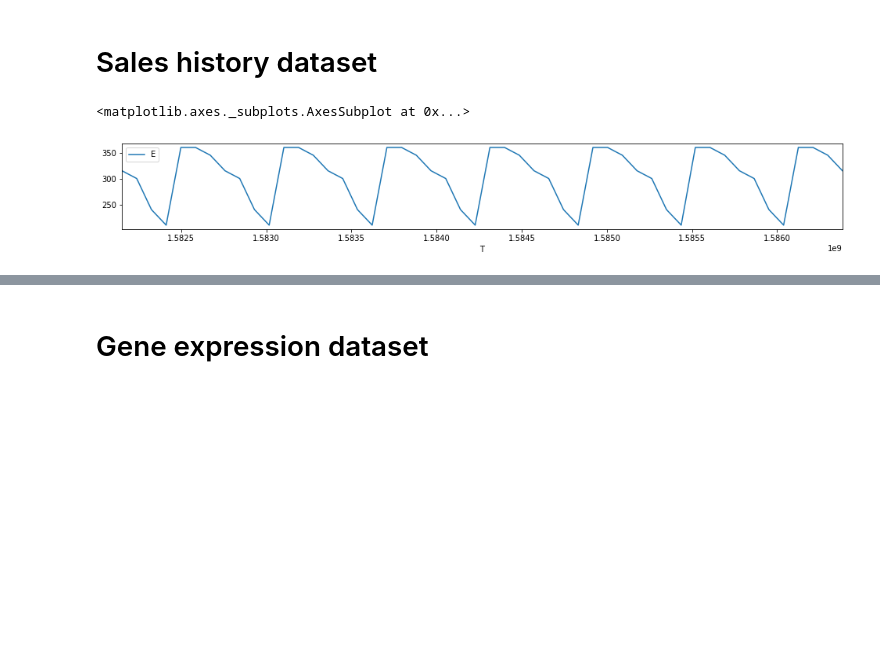
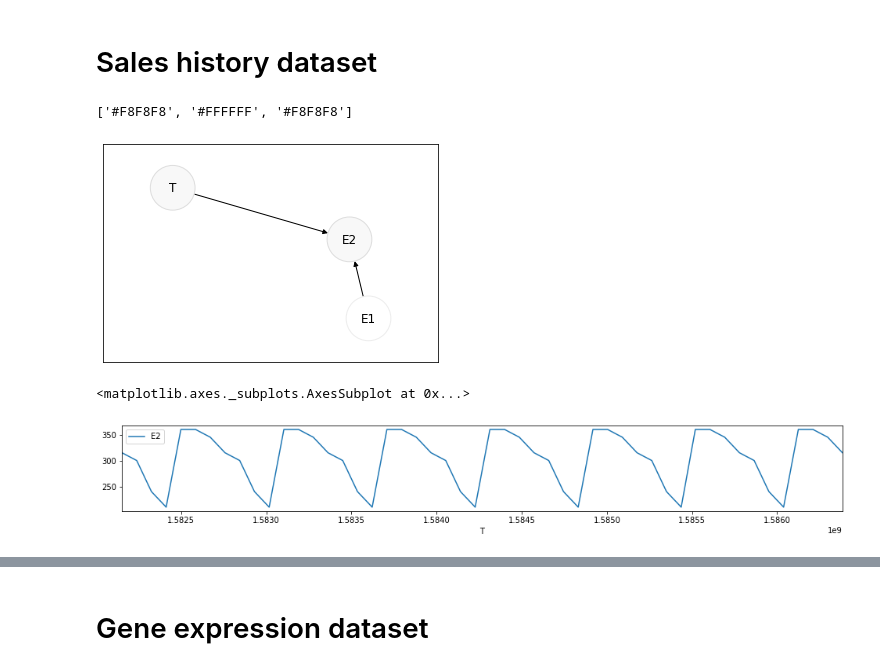
Before and after one commit to AdrienFelipe/Causal-discovery-Unit-testing, a Jupyter notebook: Untitled.ipynb, the cells around one changed output, grey strips where cells are left out. Drawn from its saved outputs; the diff is of its cells as text; code cells hidden in the pictures; blank space fills up the shorter version.

```diff
--- a/Untitled.ipynb
+++ b/Untitled.ipynb
@@ -245,15 +269,18 @@ def effect1(history: History) -> float:
     ratios = [20, 20, 15, 5, 0, -20, -30]
     return history.get_event(1) * (1 + ratios[day] / 100)
 # %%
-Generator() \
+dataset = Generator() \
     .set_time('2020-02-20', step='1d') \
     .add_continuous(300, 300, shadow=True) \
-    .add_function(effect1) \
-    .generate(50) \
-    .plot(x='T', y='E', figsize=(16.5,2))
+    .add_function(effect1)
+
+dataset.plot_relations()
+dataset.generate(50).plot(x='T', y='E2', figsize=(16.5,2))
 # %% [output]
-<matplotlib.axes._subplots.AxesSubplot at 0x...>
+['#F8F8F8', '#FFFFFF', '#F8F8F8']
-[figure, old version]
+[figure, new version]
+<matplotlib.axes._subplots.AxesSubplot at 0x...>
+[figure, added]
 # %%
 Generator() \
     .set_time('2020-02-20', step='1d') \
```
Also changed, not shown: parts of 17 cells of this notebook, 7 other files.
